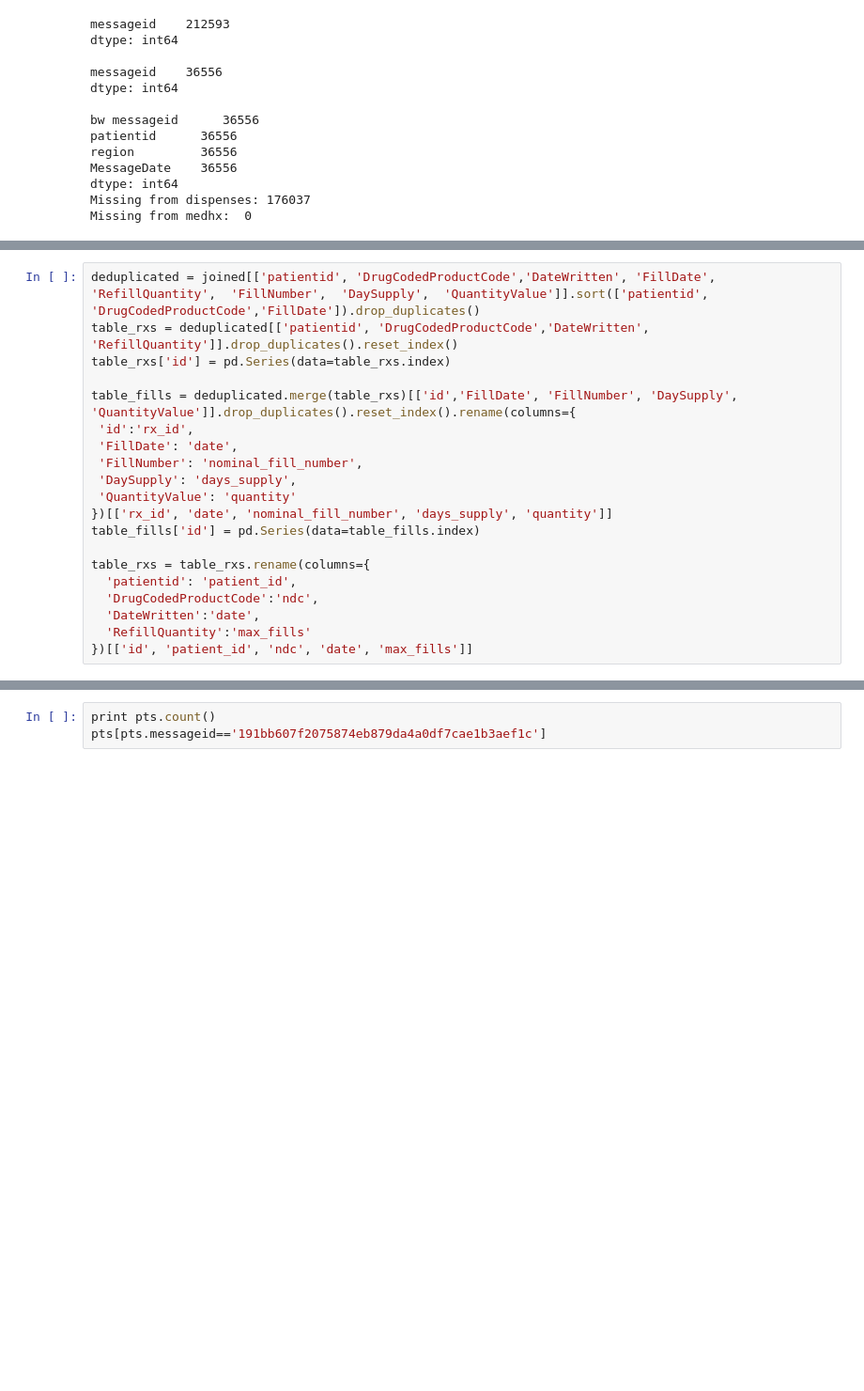
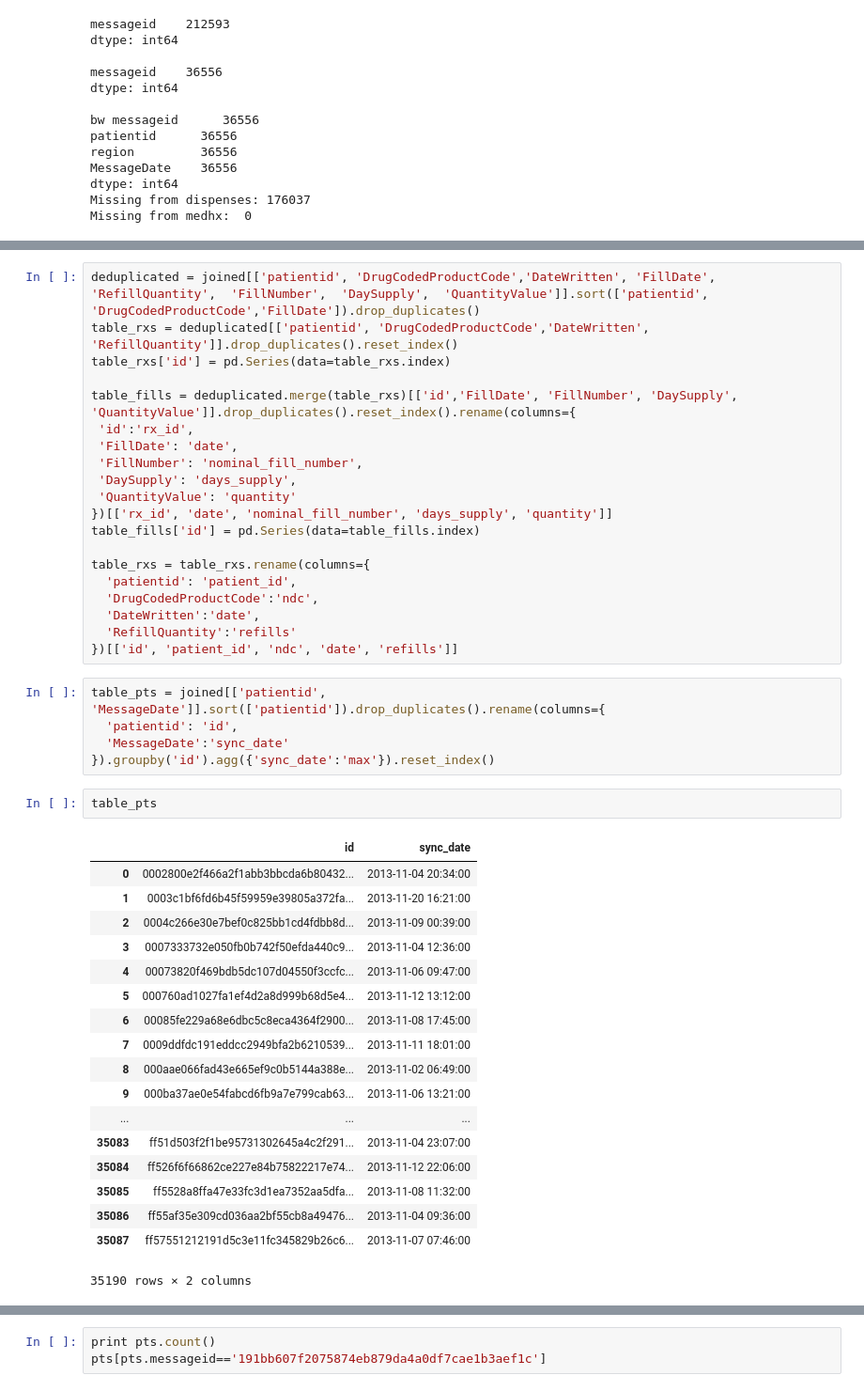
Before and after one commit to jmandel/bch-rx-challenge, a Jupyter notebook: SureScripts Analysis.ipynb, the cells around one changed output, grey strips where cells are left out. Shown: that part at 94% size. Drawn from its saved outputs; the diff is of its cells as text; blank space fills up the shorter version.

```diff
--- a/SureScripts Analysis.ipynb
+++ b/SureScripts Analysis.ipynb
@@ -72,7 +76,33 @@ table_rxs = table_rxs.rename(columns={
   'patientid': 'patient_id',
   'DrugCodedProductCode':'ndc',
   'DateWritten':'date',
-  'RefillQuantity':'max_fills'
-})[['id', 'patient_id', 'ndc', 'date', 'max_fills']]
+  'RefillQuantity':'refills'
+})[['id', 'patient_id', 'ndc', 'date', 'refills']]
+# %%
+table_pts = joined[['patientid', 'MessageDate']].sort(['patientid']).drop_duplicates().rename(columns={
+  'patientid': 'id',
+  'MessageDate':'sync_date'
+}).groupby('id').agg({'sync_date':'max'}).reset_index()
+# %%
+table_pts
+# %% [output]
+|  | id | sync_date |
+| 0 | 0002800e2f466a2f1abb3bbcda6b80432... | 2013-11-04 20:34:00 |
+| 1 | 0003c1bf6fd6b45f59959e39805a372fa... | 2013-11-20 16:21:00 |
+| 2 | 0004c266e30e7bef0c825bb1cd4fdbb8d... | 2013-11-09 00:39:00 |
+| 3 | 0007333732e050fb0b742f50efda440c9... | 2013-11-04 12:36:00 |
+| 4 | 00073820f469bdb5dc107d04550f3ccfc... | 2013-11-06 09:47:00 |
+| 5 | 000760ad1027fa1ef4d2a8d999b68d5e4... | 2013-11-12 13:12:00 |
+| 6 | 00085fe229a68e6dbc5c8eca4364f2900... | 2013-11-08 17:45:00 |
+| 7 | 0009ddfdc191eddcc2949bfa2b6210539... | 2013-11-11 18:01:00 |
+| 8 | 000aae066fad43e665ef9c0b5144a388e... | 2013-11-02 06:49:00 |
+| 9 | 000ba37ae0e54fabcd6fb9a7e799cab63... | 2013-11-06 13:21:00 |
+| ... | ... | ... |
+| 35083 | ff51d503f2f1be95731302645a4c2f291... | 2013-11-04 23:07:00 |
+| 35084 | ff526f6f66862ce227e84b75822217e74... | 2013-11-12 22:06:00 |
+| 35085 | ff5528a8ffa47e33fc3d1ea7352aa5dfa... | 2013-11-08 11:32:00 |
+| 35086 | ff55af35e309cd036aa2bf55cb8a49476... | 2013-11-04 09:36:00 |
+| 35087 | ff57551212191d5c3e11fc345829b26c6... | 2013-11-07 07:46:00 |
+35190 rows × 2 columns
 # %%
 import sqlite3
```
Also changed, not shown: parts of 8 cells of this notebook, 3 other files.
